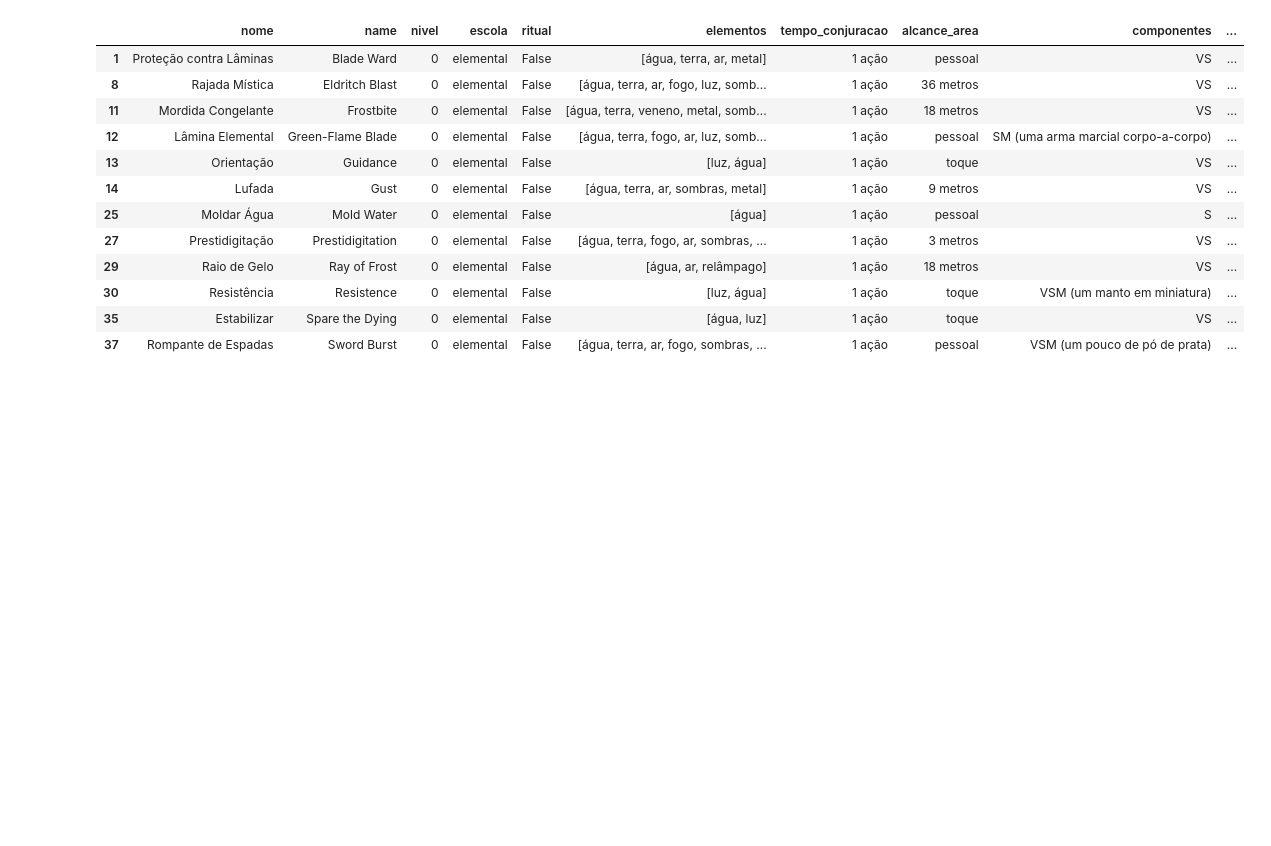
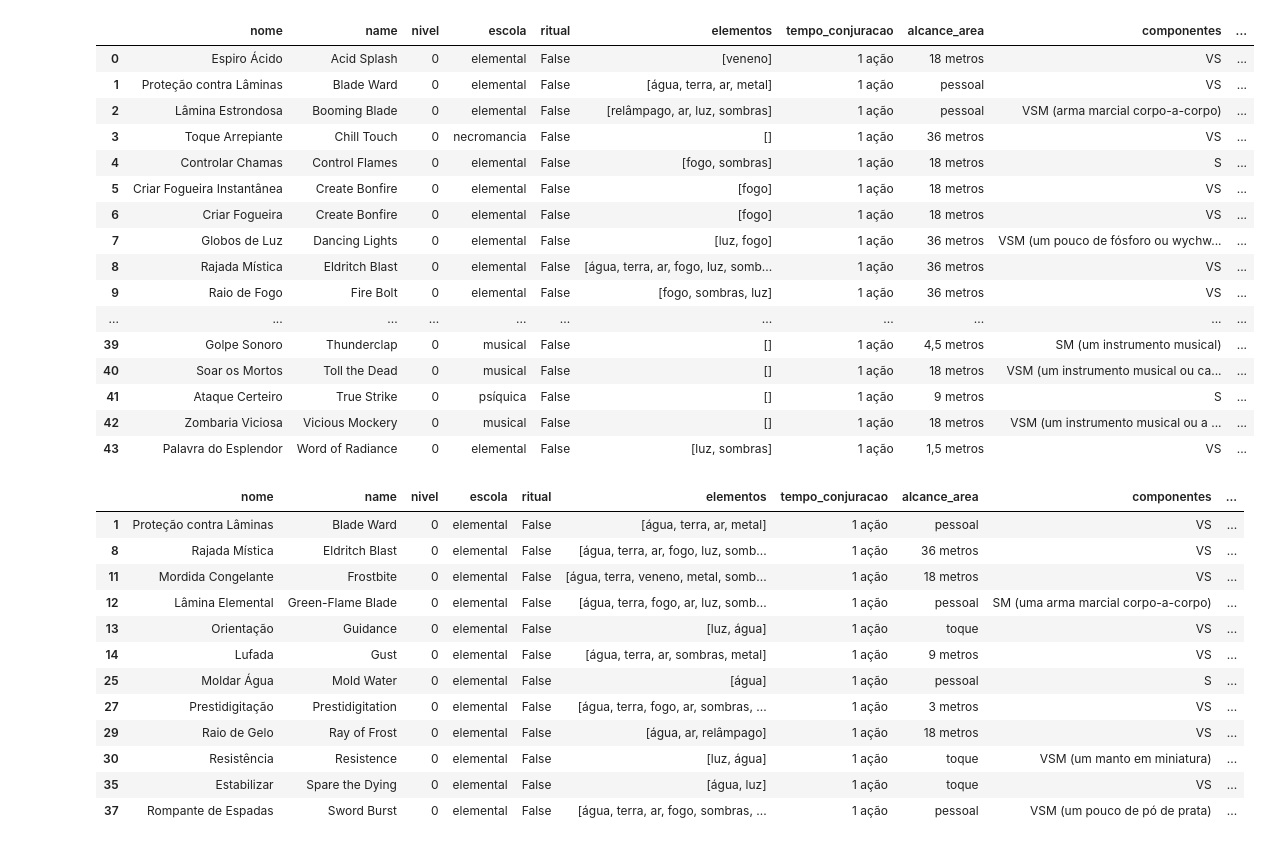
Before and after one commit to SenhorDasSombras/rpg-SdS, a Jupyter notebook: Magias/Analise/_Análise.ipynb, the cells around one changed output. Drawn from its saved outputs; the diff is of its cells as text; code cells hidden in the pictures; blank space fills up the shorter version.

```diff
--- a/Magias/Analise/_Análise.ipynb
+++ b/Magias/Analise/_Análise.ipynb
@@ -3,16 +3,35 @@ from global_var import *
 # %%
 from DFReader import get_spells_df
 from DFFormatAsserter import assert_columns_not_null, fill_na_by_column, assert_df_schema
 
 spells_df = get_spells_df()
 fill_na_by_column(spells_df)
 assert_columns_not_null(spells_df)
 
 try:
     assert_df_schema(spells_df)
 except ValueError as e:
     print('Wrong values.')
     print(e)
+spells_df
+# %% [output]
+|  | nome | name | nivel | escola | ritual | elementos | tempo_conjuracao | alcance_area | componentes | ... |
+| 0 | Espiro Ácido | Acid Splash | 0 | elemental | False | [veneno] | 1 ação | 18 metros | VS | ... |
+| 1 | Proteção contra Lâminas | Blade Ward | 0 | elemental | False | [água, terra, ar, metal] | 1 ação | pessoal | VS | ... |
+| 2 | Lâmina Estrondosa | Booming Blade | 0 | elemental | False | [relâmpago, ar, luz, sombras] | 1 ação | pessoal | VSM (arma marcial corpo-a-corpo) | ... |
+| 3 | Toque Arrepiante | Chill Touch | 0 | necromancia | False | [] | 1 ação | 36 metros | VS | ... |
+| 4 | Controlar Chamas | Control Flames | 0 | elemental | False | [fogo, sombras] | 1 ação | 18 metros | S | ... |
+| 5 | Criar Fogueira Instantânea | Create Bonfire | 0 | elemental | False | [fogo] | 1 ação | 18 metros | VS | ... |
+| 6 | Criar Fogueira | Create Bonfire | 0 | elemental | False | [fogo] | 1 ação | 18 metros | VS | ... |
+| 7 | Globos de Luz | Dancing Lights | 0 | elemental | False | [luz, fogo] | 1 ação | 36 metros | VSM (um pouco de fósforo ou wychw... | ... |
+| 8 | Rajada Mística | Eldritch Blast | 0 | elemental | False | [água, terra, ar, fogo, luz, somb... | 1 ação | 36 metros | VS | ... |
+| 9 | Raio de Fogo | Fire Bolt | 0 | elemental | False | [fogo, sombras, luz] | 1 ação | 36 metros | VS | ... |
+| ... | ... | ... | ... | ... | ... | ... | ... | ... | ... | ... |
+| 39 | Golpe Sonoro | Thunderclap | 0 | musical | False | [] | 1 ação | 4,5 metros | SM (um instrumento musical) | ... |
+| 40 | Soar os Mortos | Toll the Dead | 0 | musical | False | [] | 1 ação | 18 metros | VSM (um instrumento musical ou ca... | ... |
+| 41 | Ataque Certeiro | True Strike | 0 | psíquica | False | [] | 1 ação | 9 metros | S | ... |
+| 42 | Zombaria Viciosa | Vicious Mockery | 0 | musical | False | [] | 1 ação | 18 metros | VSM (um instrumento musical ou a ... | ... |
+| 43 | Palavra do Esplendor | Word of Radiance | 0 | elemental | False | [luz, sombras] | 1 ação | 1,5 metros | VS | ... |
 # %%
 from DFFilter import filter_df
 
```
Also changed, not shown: parts of 5 cells of this notebook.
